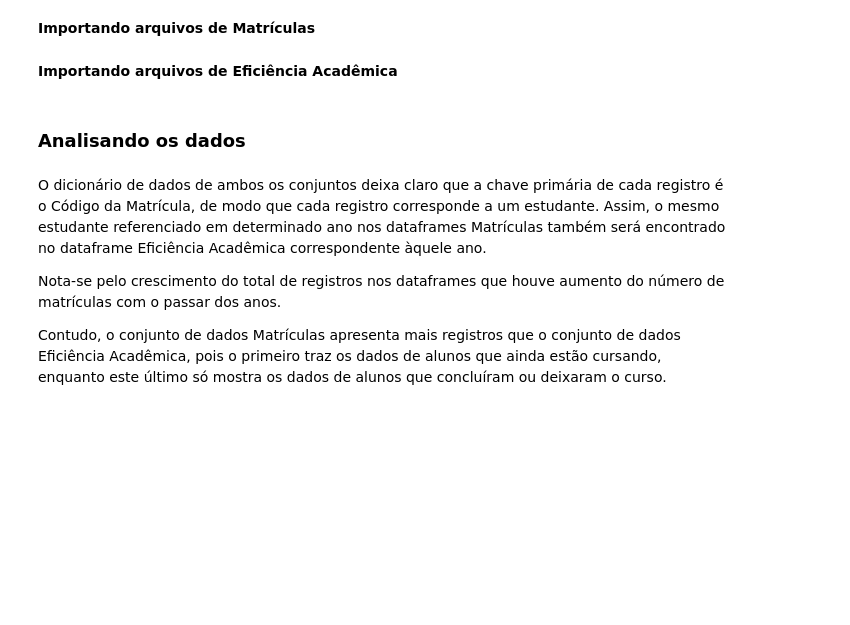
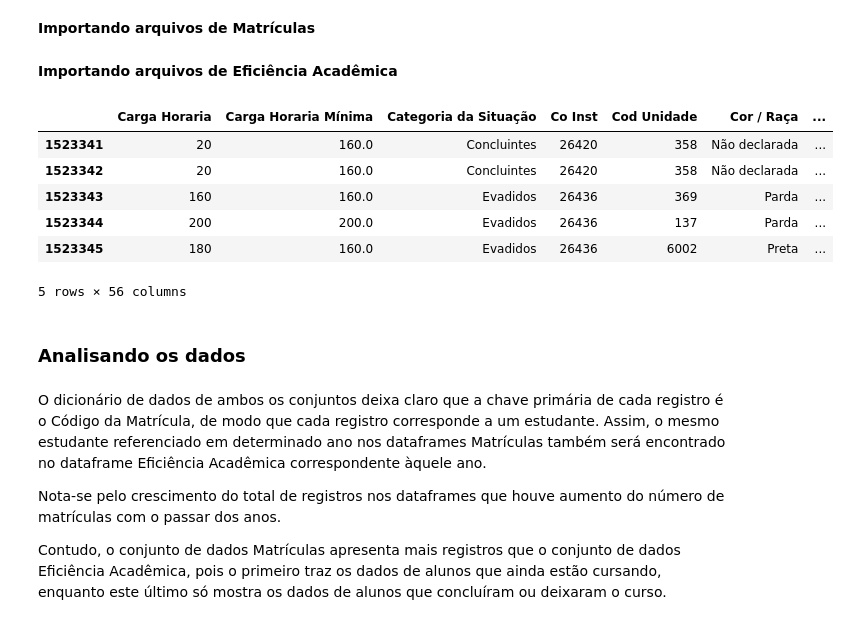
Before and after one commit to profdaniellegms/evasao-ept, a Jupyter notebook: notebooks/nb1_selection.ipynb, the cells around one changed output. Saved outputs shown, nothing was run; the diff lists cells and outputs as text; code cells hidden in the pictures; blank space fills up the shorter version.

```diff
--- a/notebooks/nb1_selection.ipynb
+++ b/notebooks/nb1_selection.ipynb
@@ -20,6 +20,16 @@ efa_2021 = pd.read_csv('../datasets/original/eficiencia/efa_2021.csv', sep=';',
 efa_2020 = pd.read_csv('../datasets/original/eficiencia/efa_2020.csv', sep=';', on_bad_lines='skip')
 efa_2019 = pd.read_csv('../datasets/original/eficiencia/efa_2019.csv', sep=';', on_bad_lines='skip')
 efa_2018 = pd.read_csv('../datasets/original/eficiencia/efa_2018.csv', sep=';', on_bad_lines='skip', encoding='latin-1')
+# %%
+mat_2021.tail()
+# %% [output]
+|  | Carga Horaria | Carga Horaria Mínima | Categoria da Situação | Co Inst | Cod Unidade | Cor / Raça | ... |
+| 1523341 | 20 | 160.0 | Concluintes | 26420 | 358 | Não declarada | ... |
+| 1523342 | 20 | 160.0 | Concluintes | 26420 | 358 | Não declarada | ... |
+| 1523343 | 160 | 160.0 | Evadidos | 26436 | 369 | Parda | ... |
+| 1523344 | 200 | 200.0 | Evadidos | 26436 | 137 | Parda | ... |
+| 1523345 | 180 | 160.0 | Evadidos | 26436 | 6002 | Preta | ... |
+5 rows × 56 columns
 # %% [markdown]
 ### Analisando os dados
 # %% [markdown]
```
Also changed, not shown: 17 other files.
